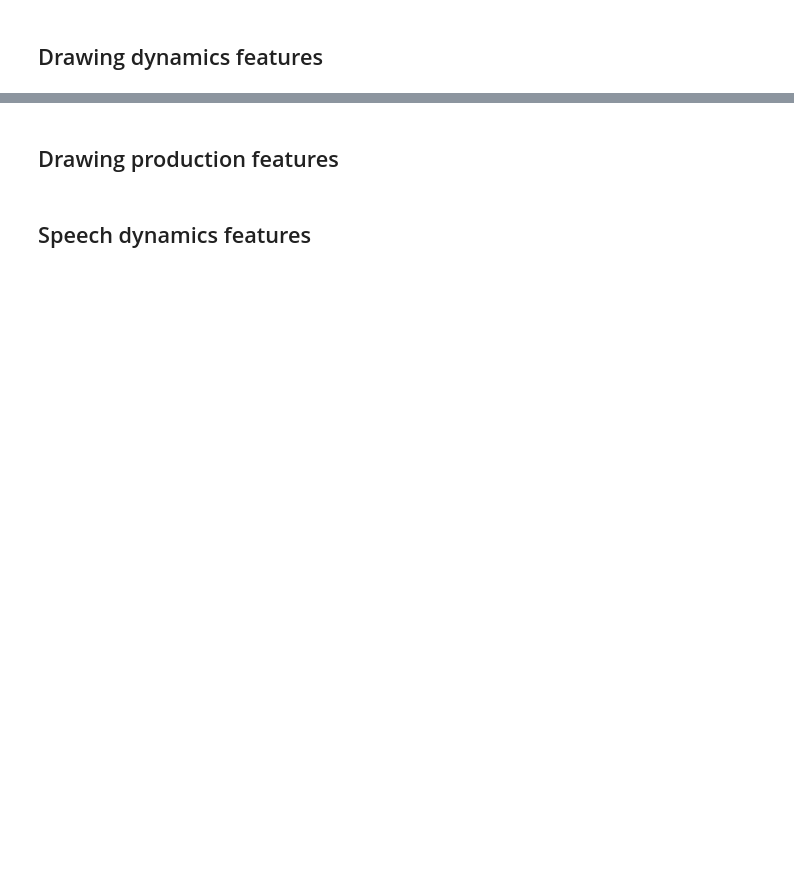
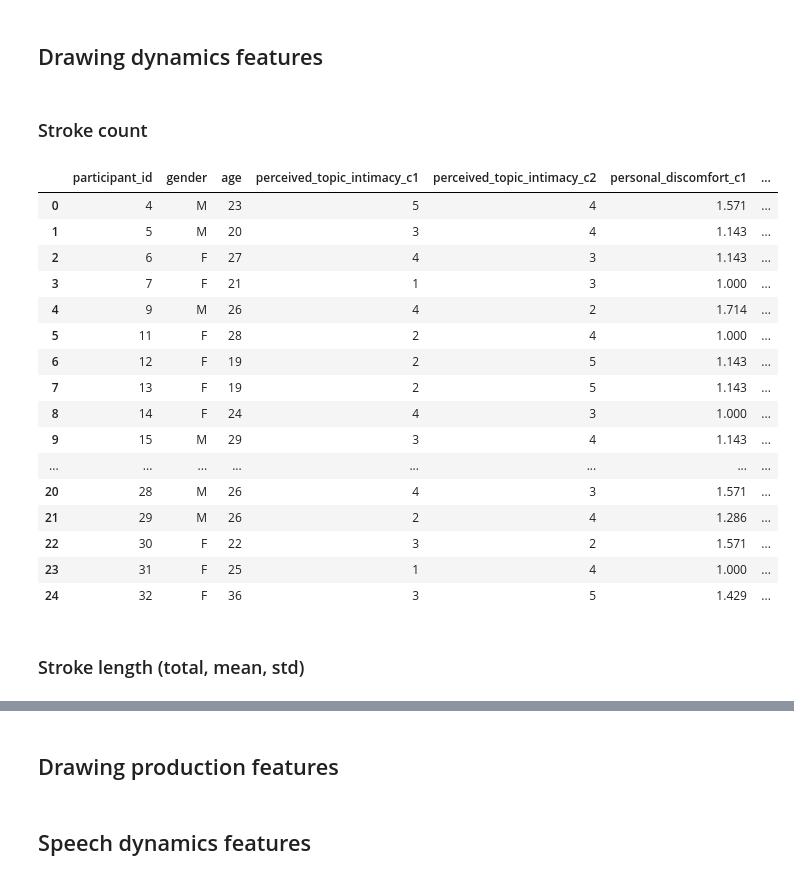
Before and after one commit to SARAI-Lab-KIT/draw_my_life_study_1, a Jupyter notebook: features_extraction_code/features_extraction_code.ipynb, the cells around one changed output, grey strips where cells are left out. Drawn from its saved outputs; the diff is of its cells as text; code cells hidden in the pictures; blank space fills up the shorter version.

```diff
--- a/features_extraction_code/features_extraction_code.ipynb
+++ b/features_extraction_code/features_extraction_code.ipynb
@@ -16,2 +53,44 @@ import openpyxl
+# %%
+for condition in ["c1", "c2"]:
+    activity_time_list = []
+    for participant in valid_participants:
+        stroke_file_path = data_path + "p" + str(participant) + "/drawing_data/strokes_" + condition + ".json"
+        with open(stroke_file_path, "r") as file:
+            data = json.load(file)
+        activity_time_list.append(round(data["activity_time"], 2))
+    new_column_name = "activity_time_" + condition
+    features_df[new_column_name] = activity_time_list
 # %% [markdown]
 ## Drawing dynamics features
+# %% [markdown]
+### Stroke count
+# %%
+for condition in ["c1", "c2"]:
+    stroke_count_list = []
+    for participant in valid_participants:
+        stroke_file_path = data_path + "p" + str(participant) + "/drawing_data/strokes_" + condition + ".json"
+        with open(stroke_file_path, "r") as file:
+            data = json.load(file)
+        stroke_count_list.append(len(data["strokes"]) + len(data["undone_erased_strokes"]))
+    new_column_name = "stroke_count_" + condition
+    features_df[new_column_name] = stroke_count_list
+# %% [output]
+|  | participant_id | gender | age | perceived_topic_intimacy_c1 | perceived_topic_intimacy_c2 | personal_discomfort_c1 | ... |
+| 0 | 4 | M | 23 | 5 | 4 | 1.571 | ... |
+| 1 | 5 | M | 20 | 3 | 4 | 1.143 | ... |
+| 2 | 6 | F | 27 | 4 | 3 | 1.143 | ... |
+| 3 | 7 | F | 21 | 1 | 3 | 1.000 | ... |
+| 4 | 9 | M | 26 | 4 | 2 | 1.714 | ... |
+| 5 | 11 | F | 28 | 2 | 4 | 1.000 | ... |
+| 6 | 12 | F | 19 | 2 | 5 | 1.143 | ... |
+| 7 | 13 | F | 19 | 2 | 5 | 1.143 | ... |
+| 8 | 14 | F | 24 | 4 | 3 | 1.000 | ... |
+| 9 | 15 | M | 29 | 3 | 4 | 1.143 | ... |
+| ... | ... | ... | ... | ... | ... | ... | ... |
+| 20 | 28 | M | 26 | 4 | 3 | 1.571 | ... |
+| 21 | 29 | M | 26 | 2 | 4 | 1.286 | ... |
+| 22 | 30 | F | 22 | 3 | 2 | 1.571 | ... |
+| 23 | 31 | F | 25 | 1 | 4 | 1.000 | ... |
+| 24 | 32 | F | 36 | 3 | 5 | 1.429 | ... |
+# %% [markdown]
+### Stroke length (total, mean, std)
```
Also changed, not shown: parts of 16 cells of this notebook.
